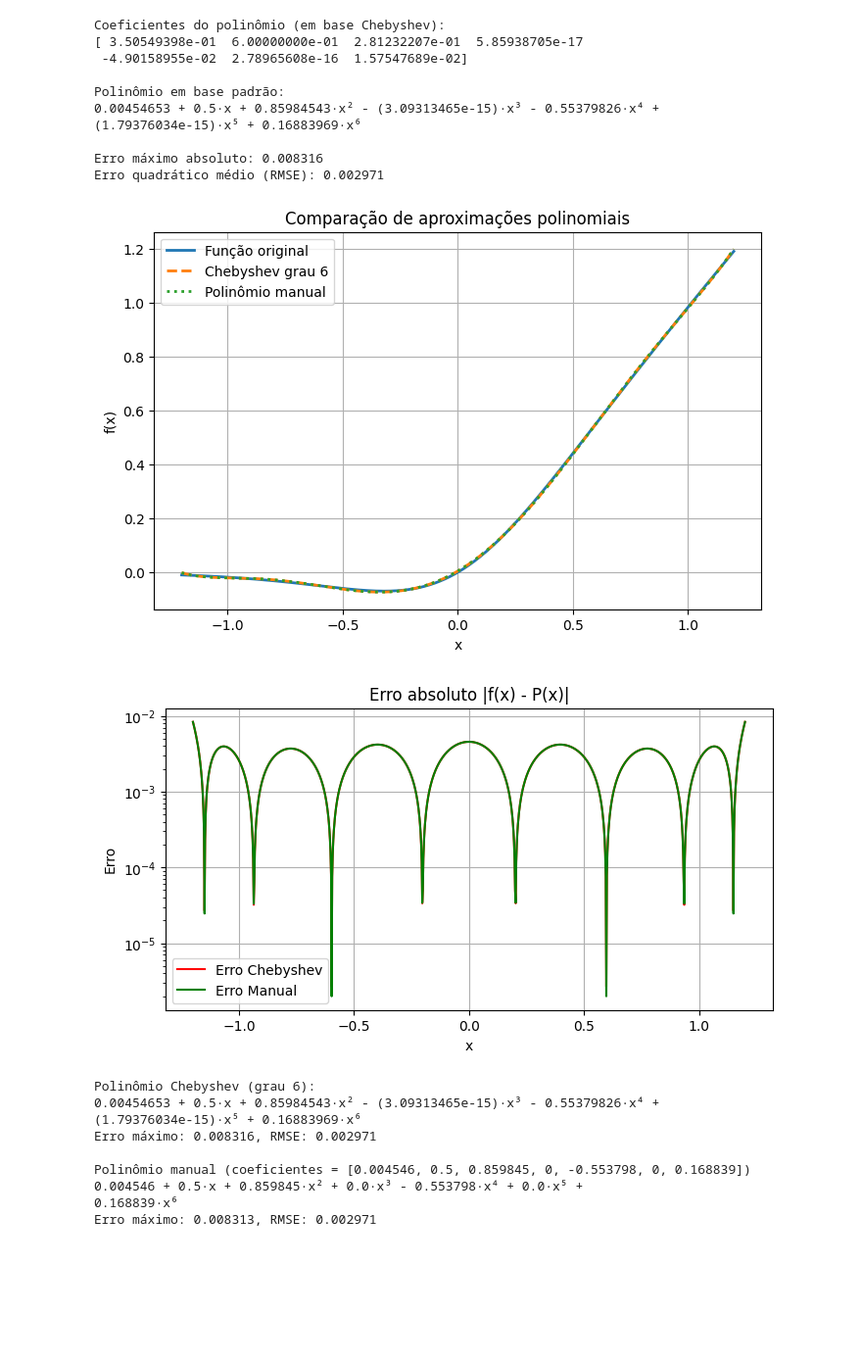
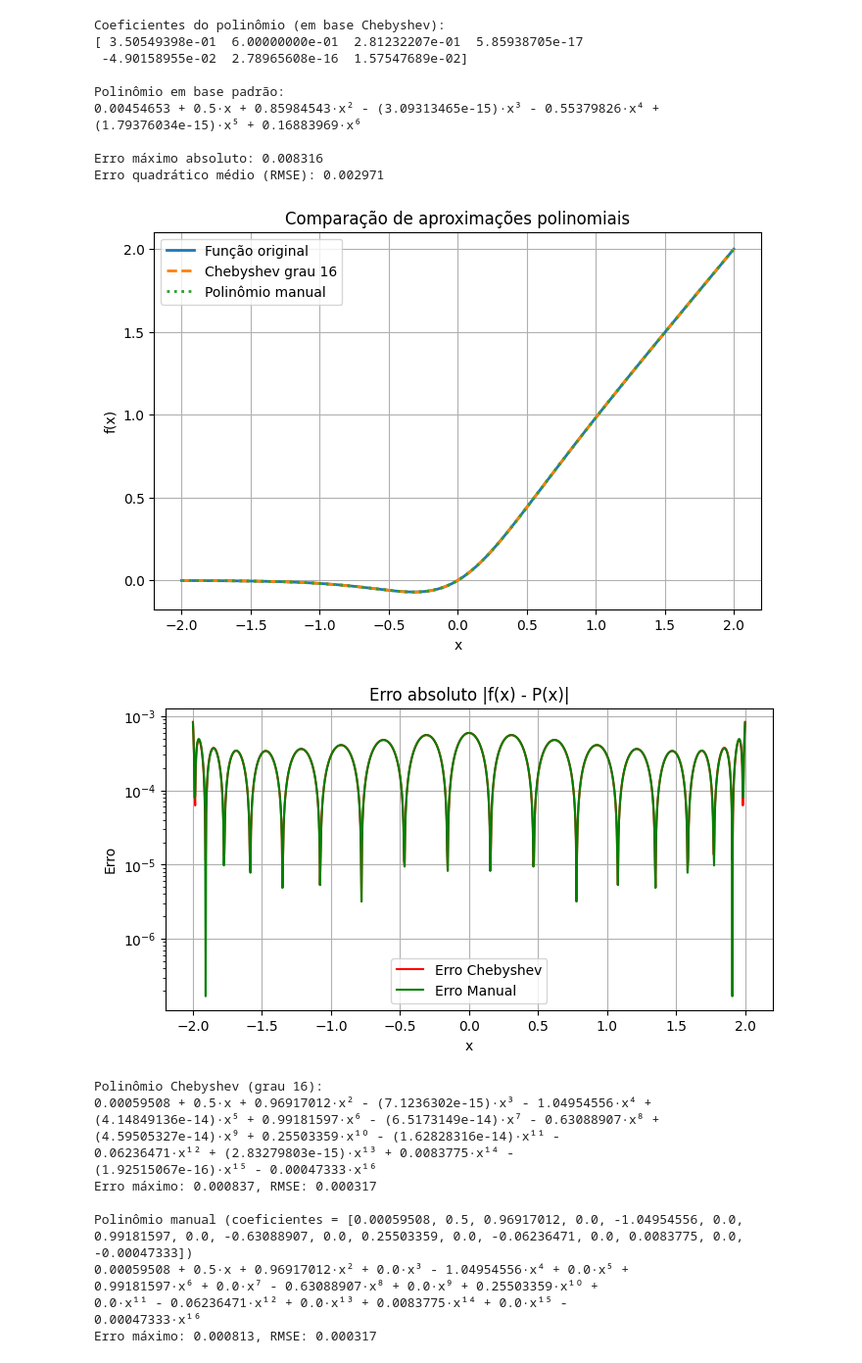
Before and after one commit to radc/hwsigmoid_lascas2026, a Jupyter notebook: notebooks/aproxPolinomial.ipynb, the cells around one changed output. Shown at 98% size. Cells and saved outputs as stored; diff of their text form; code cells hidden in the pictures; blank space fills up the shorter version.

Commit message:
polinomio de 16 graus, intervalo de -2 a 2

```diff
--- a/notebooks/aproxPolinomial.ipynb
+++ b/notebooks/aproxPolinomial.ipynb
@@ -241,10 +241,10 @@ def f(x):
     return x / (1 + np.exp(-4*x))
 
 # Intervalo
-a, b = -1.2, 1.2
+a, b = -2, 2
 
 # Grau do polinômio
-n = 6
+n = 16
 
 # ===============================
 # Aproximação via Chebyshev
@@ -262,13 +262,24 @@ poly_std = cheb_poly.convert(kind=Polynomial)
 # ===============================
 # Coloque aqui os coeficientes do polinômio que você quiser testar
 # Exemplo: [c0, c1, c2, ...] para c0 + c1*x + c2*x^2 + ...
-coef_manuais = [0.004546,
-0.500000,
-0.859845,
-0,
--0.553798,
-0,
-0.168839 ]
+coef_manuais = [0.00059508000000000000,
+0.50000000000000000000,
+0.96917012000000000000,
+0.00000000000000000000,
+-1.04954556000000000000,
+0.00000000000000000000,
+0.99181597000000000000,
+0.00000000000000000000,
+-0.63088907000000000000,
+0.00000000000000000000,
+0.25503359000000000000,
+0.00000000000000000000,
+-0.06236471000000000000,
+0.00000000000000000000,
+0.00837750000000000000,
+0.00000000000000000000,
+-0.00047333000000000000
+]
 #poly_manual = Polynomial(coef_manuais, domain=[a, b])
 poly_manual = Polynomial(coef_manuais)  # sem domain
 
@@ -308,44 +319,49 @@ plt.show()
 # Erro Chebyshev
 plt.figure(figsize=(8,4))
 plt.plot(X, erro_auto, label="Erro Chebyshev", color="red")
 plt.plot(X, erro_manual, label="Erro Manual", color="green")
 plt.title("Erro absoluto |f(x) - P(x)|")
 plt.xlabel("x")
 plt.ylabel("Erro")
 plt.legend()
 plt.grid(True)
 plt.yscale("log")
 plt.show()
 
 # ===============================
 # Resultados numéricos
 # ===============================
 print("Polinômio Chebyshev (grau {}):".format(n))
 print(poly_std)
 print(f"Erro máximo: {erro_auto_max:.6f}, RMSE: {erro_auto_rmse:.6f}")
 
 print("\nPolinômio manual (coeficientes = {})".format(coef_manuais))
 print(poly_manual)
 print(f"Erro máximo: {erro_manual_max:.6f}, RMSE: {erro_manual_rmse:.6f}")
 
 def WSiLU_polinomial(x):
     if(x<-1.2):
         return 0
     if(x>1.2):
         return x
     return 0.004546 + 0.5*x + 0.859845*x**2 - 0.553798*x**4 + 0.168839*x**6
 # %% [output]
-[figure, old version]
+[figure, new version]
-[figure, old version]
+[figure, new version]
-Polinômio Chebyshev (grau 6):
-0.00454653 + 0.5·x + 0.85984543·x² - (3.09313465e-15)·x³ - 0.55379826·x⁴ +
-(1.79376034e-15)·x⁵ + 0.16883969·x⁶
-Erro máximo: 0.008316, RMSE: 0.002971
+Polinômio Chebyshev (grau 16):
+0.00059508 + 0.5·x + 0.96917012·x² - (7.1236302e-15)·x³ - 1.04954556·x⁴ +
+(4.14849136e-14)·x⁵ + 0.99181597·x⁶ - (6.5173149e-14)·x⁷ - 0.63088907·x⁸ +
+(4.59505327e-14)·x⁹ + 0.25503359·x¹⁰ - (1.62828316e-14)·x¹¹ -
+0.06236471·x¹² + (2.83279803e-15)·x¹³ + 0.0083775·x¹⁴ -
+(1.92515067e-16)·x¹⁵ - 0.00047333·x¹⁶
+Erro máximo: 0.000837, RMSE: 0.000317
 
-Polinômio manual (coeficientes = [0.004546, 0.5, 0.859845, 0, -0.553798, 0, 0.168839])
-0.004546 + 0.5·x + 0.859845·x² + 0.0·x³ - 0.553798·x⁴ + 0.0·x⁵ +
-0.168839·x⁶
-Erro máximo: 0.008313, RMSE: 0.002971
+Polinômio manual (coeficientes = [0.00059508, 0.5, 0.96917012, 0.0, -1.04954556, 0.0, 0.99181597, 0.0, -0.63088907, 0.0, 0.25503359, 0.0, -0.06236471, 0.0, 0.0083775, 0.0, -0.00047333])
+0.00059508 + 0.5·x + 0.96917012·x² + 0.0·x³ - 1.04954556·x⁴ + 0.0·x⁵ +
+0.99181597·x⁶ + 0.0·x⁷ - 0.63088907·x⁸ + 0.0·x⁹ + 0.25503359·x¹⁰ +
+0.0·x¹¹ - 0.06236471·x¹² + 0.0·x¹³ + 0.0083775·x¹⁴ + 0.0·x¹⁵ -
+0.00047333·x¹⁶
+Erro máximo: 0.000813, RMSE: 0.000317
 # %%
 import numpy as np
 import matplotlib.pyplot as plt
```
Also changed, not shown: parts of 3 cells of this notebook.
